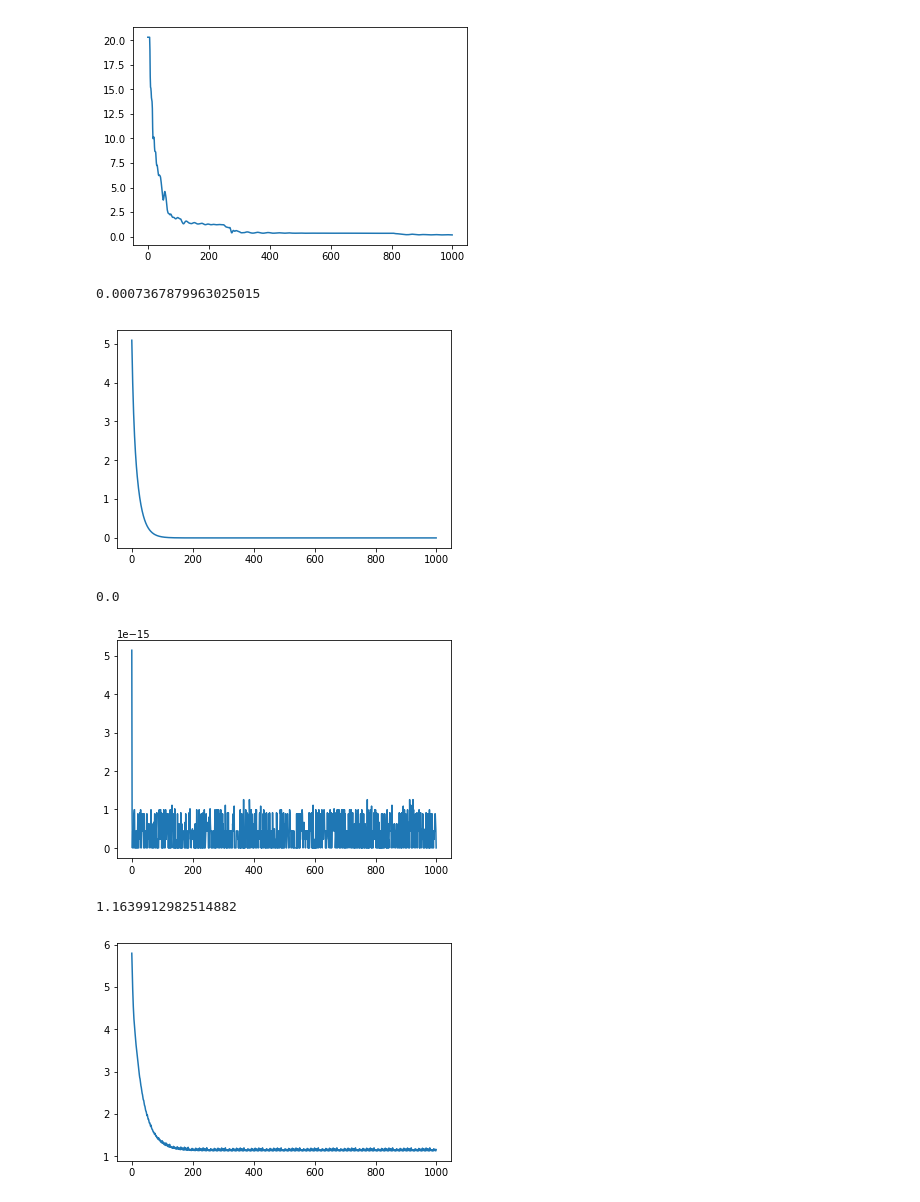
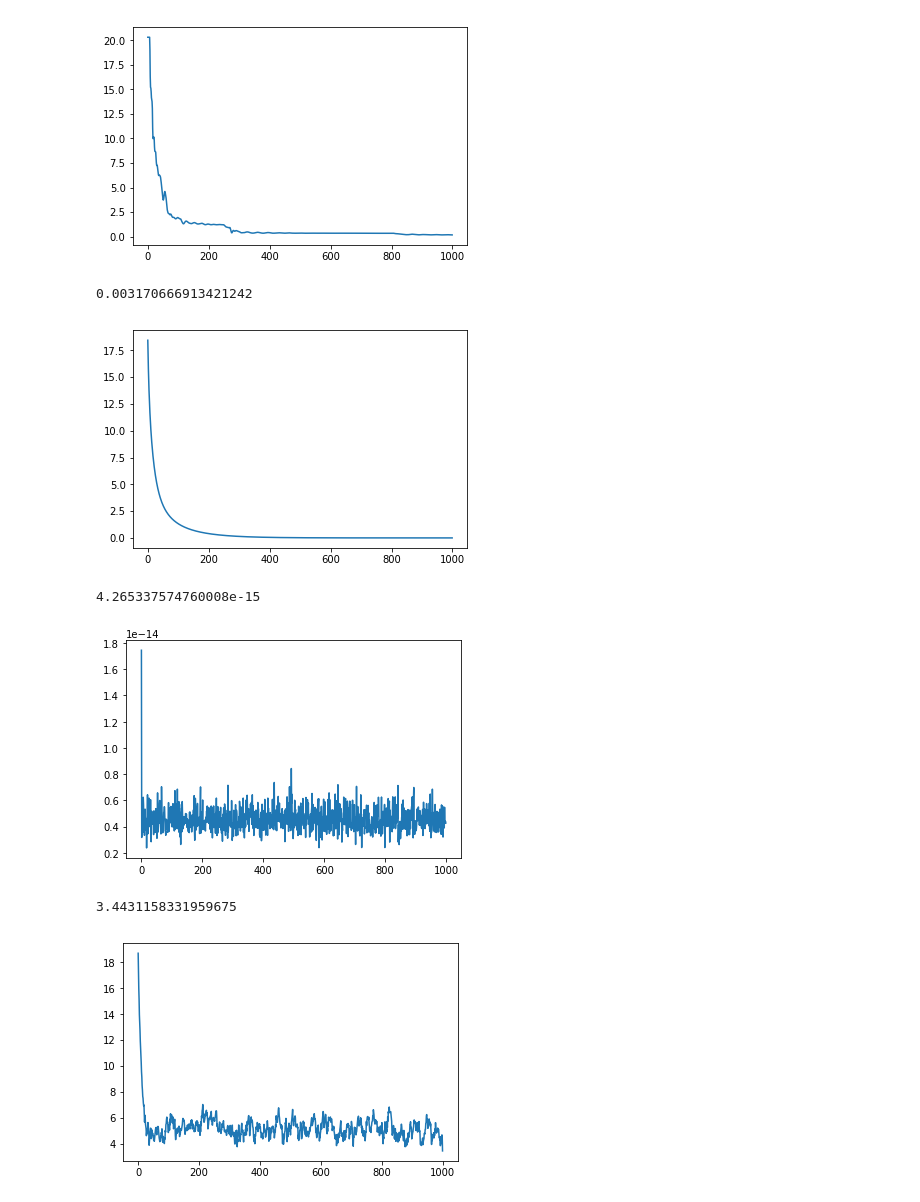
Before and after one commit to adityasinha379/Sparse-Recovery-of-Heard-Speech-Spectrogram, a Jupyter notebook: Project_as5624_vsr2119.ipynb, the cells around one changed output. Cells and saved outputs as stored; diff of their text form; code cells hidden in the pictures.

```diff
--- a/Project_as5624_vsr2119.ipynb
+++ b/Project_as5624_vsr2119.ipynb
@@ -20,29 +20,29 @@ print(err[-1])
 0.17759631063286027
 [figure]
 # %%
-alpha = 7e-3
-beta = 1e-1
-lamda = 1e-3
-x,v,err = acc_prox_grad(A,y,alpha,beta,lamda,iters=1000)
+alpha = 1e-4
+beta = 1e-3
+lamda = 1e-2
+x,err = acc_prox_grad(A,y,alpha,beta,lamda,iters=1000)
 plt.plot(err)
 print(err[-1])
 # %% [output]
-0.0007367879963025015
+0.003170666913421242
-[figure, old version]
+[figure, new version]
 # %%
 t = 1e-2
-x,v,err = proj_subgrad(A,y,t,iters=1000)
+x,err = proj_subgrad(A,y,t,iters=1000)
 plt.plot(err)
 print(err[-1])
 # %% [output]
-0.0
+4.265337574760008e-15
-[figure, old version]
+[figure, new version]
 # %%
-tau = 1.8
+tau = 5
 gamma = 0.97
 x,v,err = FrankWolfe(A,y,tau,gamma,iters=1000)
 plt.plot(err)
 print(err[-1])
 # %% [output]
-1.1639912982514882
+3.4431158331959675
-[figure, old version]
+[figure, new version]
```
Also changed, not shown: 1 other file.
